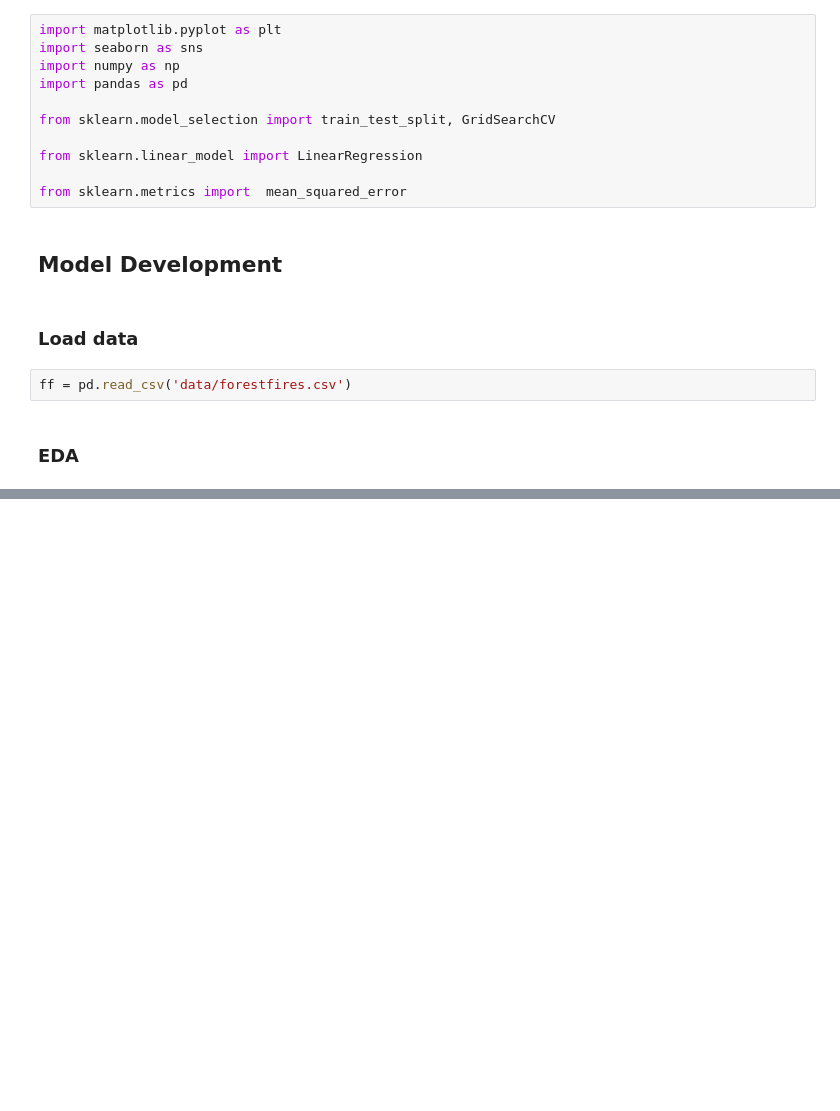
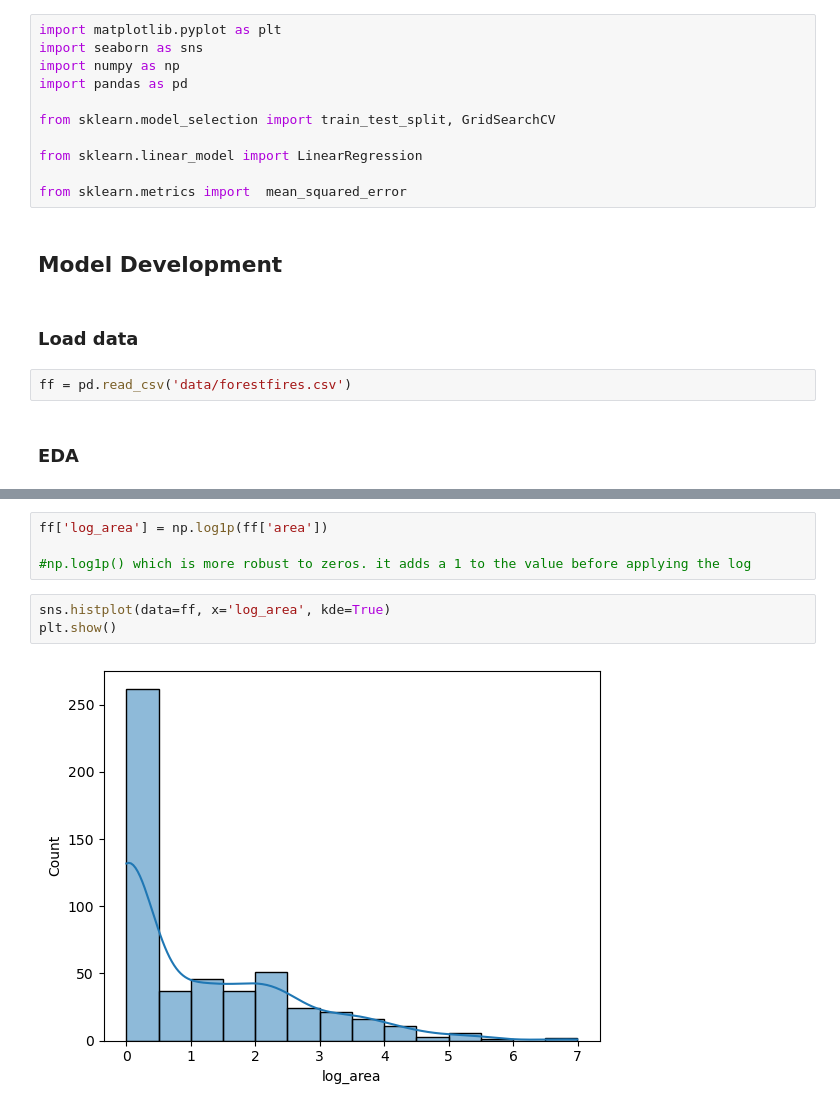
Before and after one commit to 1Elral4/Optimizing-Model-Predictions, a Jupyter notebook: optimizing_model_predictions.ipynb, the cells around one changed output, grey strips where cells are left out. Drawn from its saved outputs; the diff is of its cells as text; blank space fills up the shorter version.

```diff
--- a/optimizing_model_predictions.ipynb
+++ b/optimizing_model_predictions.ipynb
@@ -55,0 +126,9 @@ ff = pd.read_csv('data/forestfires.csv')
+# %%
+ff['log_area'] = np.log1p(ff['area'])
+
+#np.log1p() which is more robust to zeros. it adds a 1 to the value before applying the log
+# %%
+sns.histplot(data=ff, x='log_area', kde=True)
+plt.show()
+# %% [output]
+[figure, added]
```
Also changed, not shown: parts of 14 cells of this notebook.
